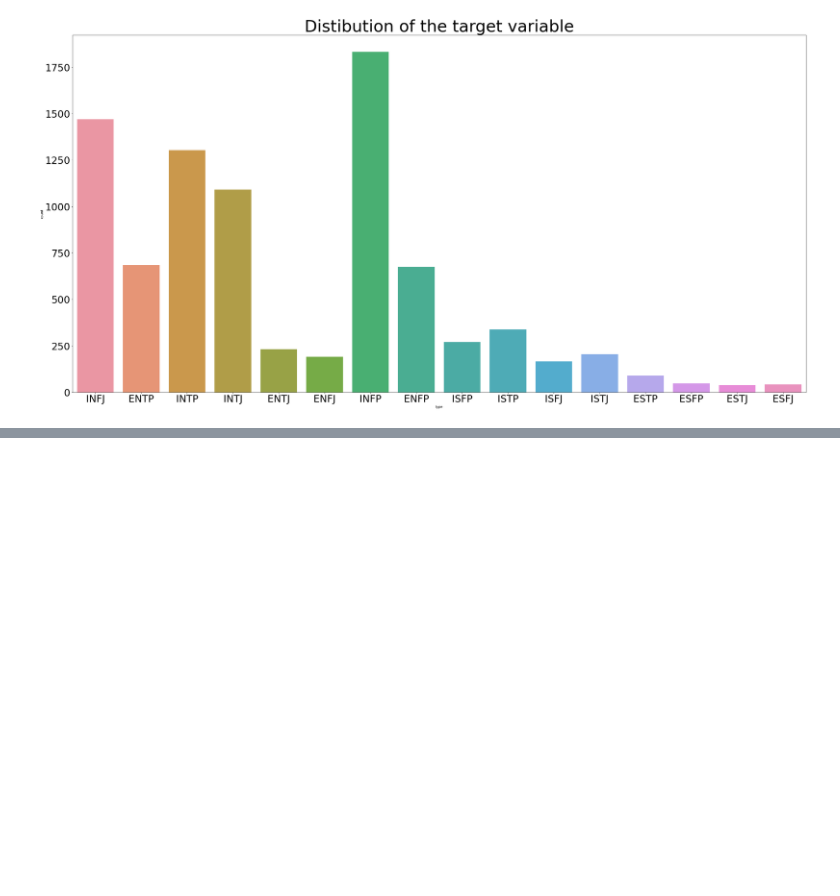
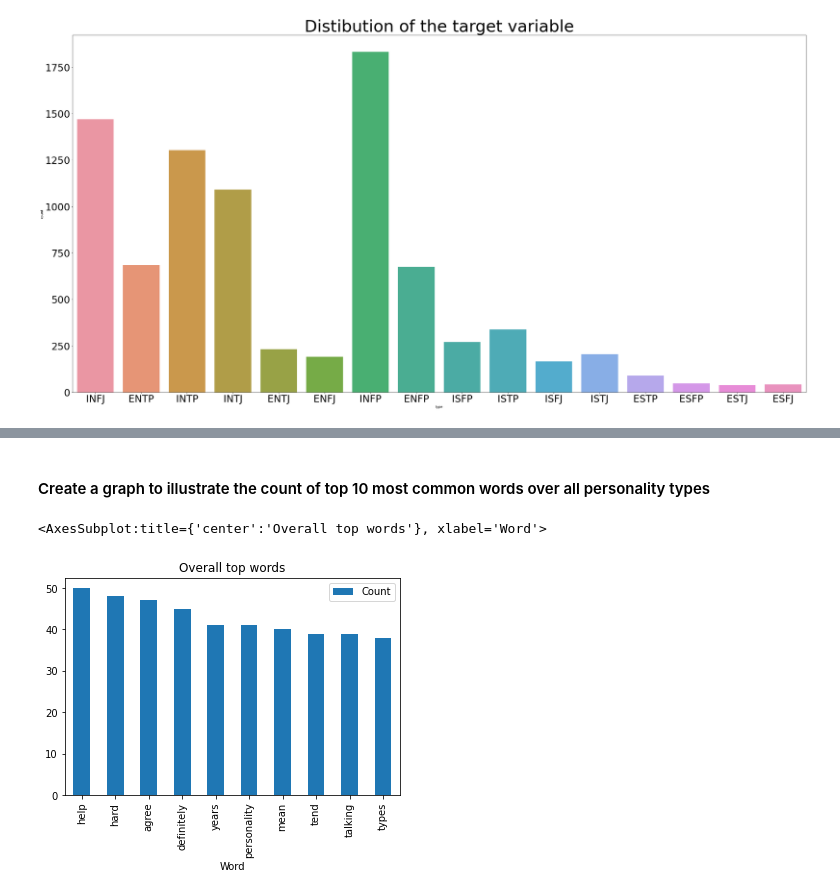
Before and after one commit to KatiuscaQ/Myers_Briggs_Type_Indicator, a Jupyter notebook: visuals_charts.ipynb, the cells around one changed output, grey strips where cells are left out. Cells and saved outputs as stored; diff of their text form; code cells hidden in the pictures; blank space fills up the shorter version.

```diff
--- a/visuals_charts.ipynb
+++ b/visuals_charts.ipynb
@@ -28,0 +140,10 @@ sns.countplot(data=df, x='type')
+# %% [markdown]
+#### Create a graph to illustrate the count of top 10 most common words over all personality types
+# %%
+counter = Counter(filtered_words)
+most_overall = counter.most_common(10)
+df = pd.DataFrame(most_overall, columns = ['Word', 'Count'])
+df.plot.bar(x='Word',y='Count', title='Overall top words')
+# %% [output]
+<AxesSubplot:title={'center':'Overall top words'}, xlabel='Word'>
+[figure, added]
```
Also changed, not shown: parts of 8 cells of this notebook.
